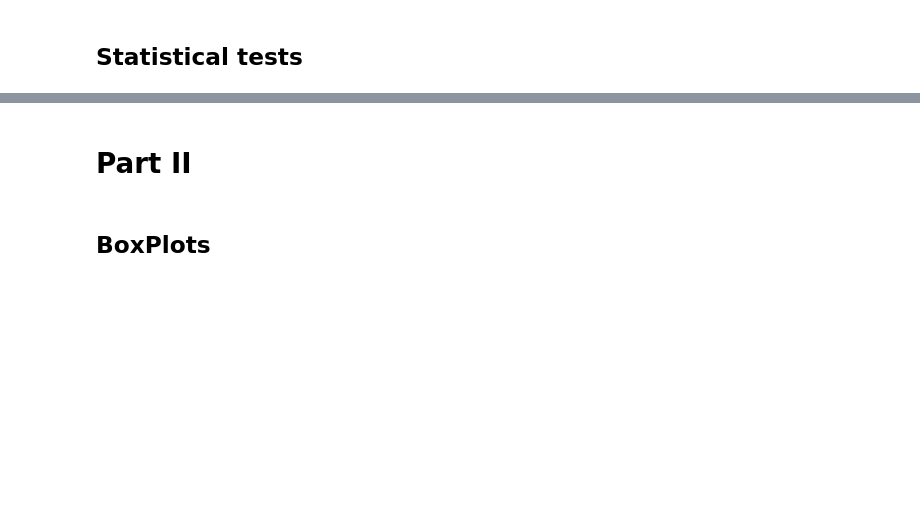
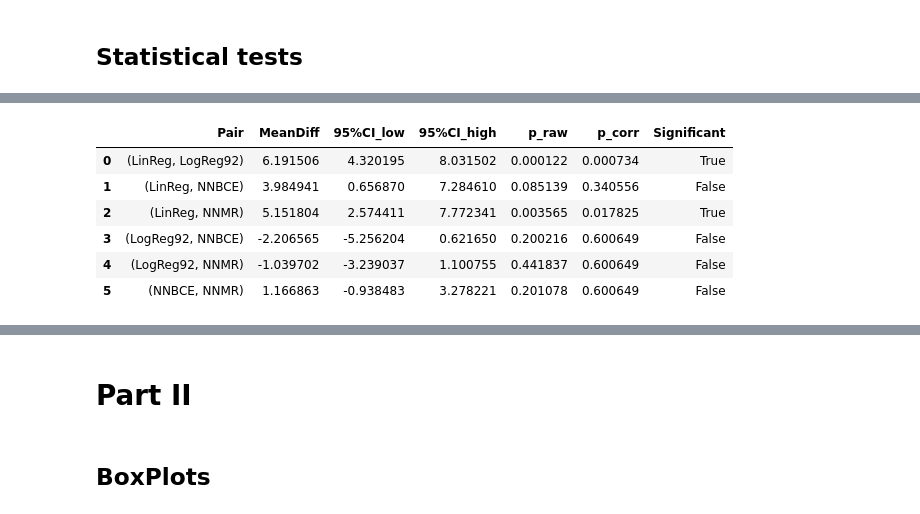
Before and after one commit to IvanRozanov04/FlavonoidsElutionOrderPrediction, a Jupyter notebook: code/Vis&Stats.ipynb, the cells around one changed output, grey strips where cells are left out. Saved outputs shown, nothing was run; the diff lists cells and outputs as text; code cells hidden in the pictures; blank space fills up the shorter version.

```diff
--- a/code/Vis&Stats.ipynb
+++ b/code/Vis&Stats.ipynb
@@ -352,17 +351,0 @@ p
-# %%
-from scipy.stats import wilcoxon
-import itertools
-import statsmodels.stats.multitest as smm
-
-pairs = list(itertools.combinations(df.columns, 2))
-pvals = []
-
-for m1, m2 in pairs:
-    stat, p = wilcoxon(df[m1], df[m2])
-    pvals.append(p)
-
-# Holm correction for multiple testing
-reject, pvals_corrected, _, _ = smm.multipletests(pvals, method="holm")
-
-for (m1, m2), p_corr, rej in zip(pairs, pvals_corrected, reject):
-    print(f"{m1} vs {m2}: corrected p={p_corr:.4f}, significant={rej}")
@@ -375,0 +352,68 @@ NNBCE vs NNMR: corrected p=0.6006, significant=False
+# %%
+import numpy as np
+import pandas as pd
+from scipy.stats import friedmanchisquare, wilcoxon
+from statsmodels.stats.multitest import multipletests
+i = 3
+# Your data (example: i=3)
+scores = {
+    'LinReg': LinReg_nested[:, i].reshape(-1) * 100,
+    'LogReg92': LogReg_nested[:, i].reshape(-1) * 100,
+    'NNBCE': BCE_nested[:, i].reshape(-1) * 100,
+    'NNMR': MRLoss_nested[:, i].reshape(-1) * 100
+}
+df = pd.DataFrame(scores)
+
+# 🔹 Friedman test
+stat, p = friedmanchisquare(*[df[col] for col in df.columns])
+print(f"Friedman statistic={stat:.3f}, p={p:.4g}")
+
+# 🔹 Pairwise comparisons with Wilcoxon + Holm correction
+pairs = []
+raw_pvals = []
+mean_diffs = []
+ci_lower = []
+ci_upper = []
+
+def bootstrap_ci(x, y, n_boot=5000, alpha=0.05):
+    """Bootstrap CI for mean difference x-y."""
+    diffs = x - y
+    boot_means = []
+    for _ in range(n_boot):
+        sample = np.random.choice(diffs, size=len(diffs), replace=True)
+        boot_means.append(sample.mean())
+    low = np.percentile(boot_means, 100 * alpha / 2)
+    high = np.percentile(boot_means, 100 * (1 - alpha / 2))
+    return diffs.mean(), low, high
+
+for m1 in df.columns:
+    for m2 in df.columns:
+        if m1 >= m2:  # avoid repeats
+            continue
+        # Wilcoxon test on paired fold results
+        _, p_val = wilcoxon(df[m1], df[m2])
+        raw_pvals.append(p_val)
+        pairs.append((m1, m2))
+
+        # Effect size: mean ± bootstrap CI
+        mean_diff, low, high = bootstrap_ci(df[m1].values, df[m2].values)
+        mean_diffs.append(mean_diff)
+        ci_lower.append(low)
+        ci_upper.append(high)
+
+# Holm correction
+reject, pvals_corr, _, _ = multipletests(raw_pvals, method="holm")
+
+# Report results
+results = pd.DataFrame({
+    "Pair": pairs,
+    "MeanDiff": mean_diffs,
+    "95%CI_low": ci_lower,
+    "95%CI_high": ci_upper,
+    "p_raw": raw_pvals,
+    "p_corr": pvals_corr,
+    "Significant": reject
+})
+
+results
+# %% [output]
@@ -375,0 +421,7 @@ NNBCE vs NNMR: corrected p=0.6006, significant=False
+|  | Pair | MeanDiff | 95%CI_low | 95%CI_high | p_raw | p_corr | Significant |
+| 0 | (LinReg, LogReg92) | 6.191506 | 4.320195 | 8.031502 | 0.000122 | 0.000734 | True |
+| 1 | (LinReg, NNBCE) | 3.984941 | 0.656870 | 7.284610 | 0.085139 | 0.340556 | False |
+| 2 | (LinReg, NNMR) | 5.151804 | 2.574411 | 7.772341 | 0.003565 | 0.017825 | True |
+| 3 | (LogReg92, NNBCE) | -2.206565 | -5.256204 | 0.621650 | 0.200216 | 0.600649 | False |
+| 4 | (LogReg92, NNMR) | -1.039702 | -3.239037 | 1.100755 | 0.441837 | 0.600649 | False |
+| 5 | (NNBCE, NNMR) | 1.166863 | -0.938483 | 3.278221 | 0.201078 | 0.600649 | False |
```
Also changed, not shown: parts of 34 cells of this notebook, 15 other files.
